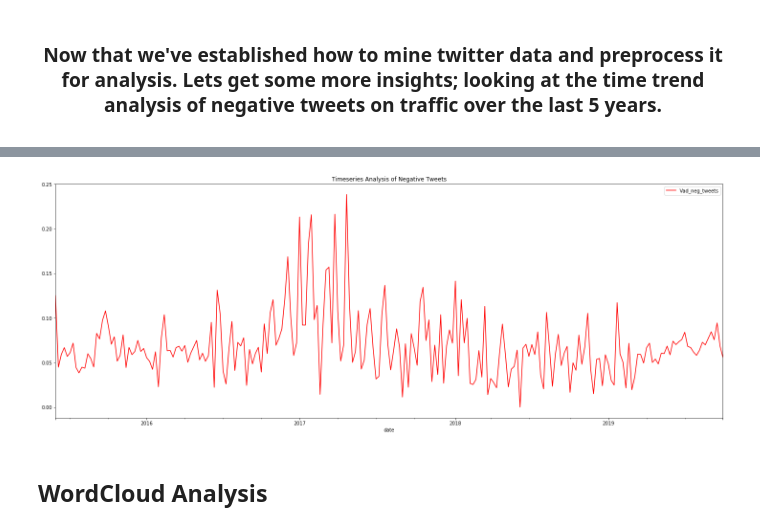
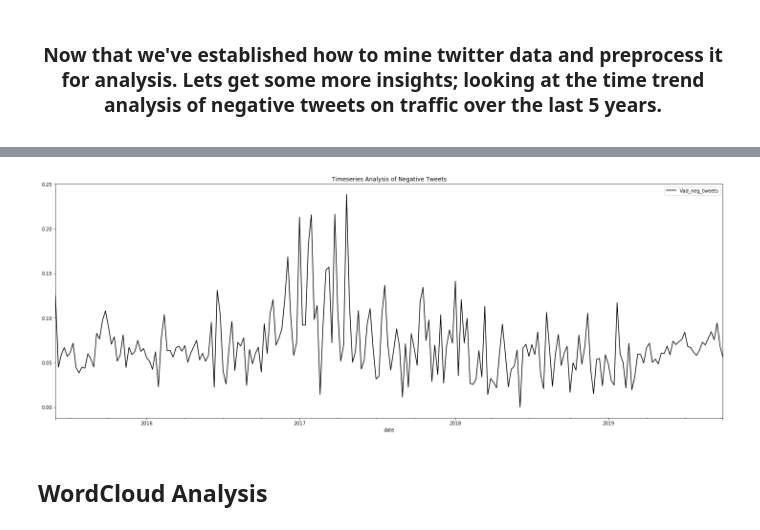
Before and after one commit to marquisvictor/PyCon-Nigeria-2019, a Jupyter notebook: Pycon_Abuja.ipynb, the cells around one changed output, grey strips where cells are left out. Cells and saved outputs as stored; diff of their text form; code cells hidden in the pictures.

```diff
--- a/Pycon_Abuja.ipynb
+++ b/Pycon_Abuja.ipynb
@@ -449,13 +460,14 @@ vader_df.Vad_comp_tweets.plot(kind='hist', figsize=(15,8));
 # %% [markdown]
 ### <p style="text-align: center;">Now that we've established how to mine twitter data and preprocess it for analysis. Lets get some more insights; looking at the time trend analysis of negative tweets on traffic over the last 5 years.</p>
 # %%
-vader_df['date'] = pd.to_datetime(vader_df['date'])
-vader_df.index = vader_df['date']
-vader_df.resample('w').mean()['Vad_neg_tweets'].plot(figsize=(25, 9), color='r', legend='True',
+vader_df['date'] = pd.to_datetime(vader_df['date'])    # First converting the date datatime to Datetime
+vader_df.index = vader_df['date']                       # Make it the index so you can plot with it
+
+vader_df.resample('W').mean()['Vad_neg_tweets'].plot(figsize=(25, 9), color='black', legend='True',
                                                     title='Timeseries Analysis of Negative Tweets');
 #vader_df
 
 
 
-#vader_df.Vad_neg_tweets['2019'].sort_index()
+vader_df.Vad_neg_tweets['2019'].sort_index()
 # %% [output]
@@ -462,4 +487,4 @@ vader_df.resample('w').mean()['Vad_neg_tweets'].plot(figsize=(25, 9), color='r',
-[figure, old version]
+[figure, new version]
 # %% [markdown]
 ## WordCloud Analysis
 # %%
```
Also changed, not shown: parts of 20 cells of this notebook.
